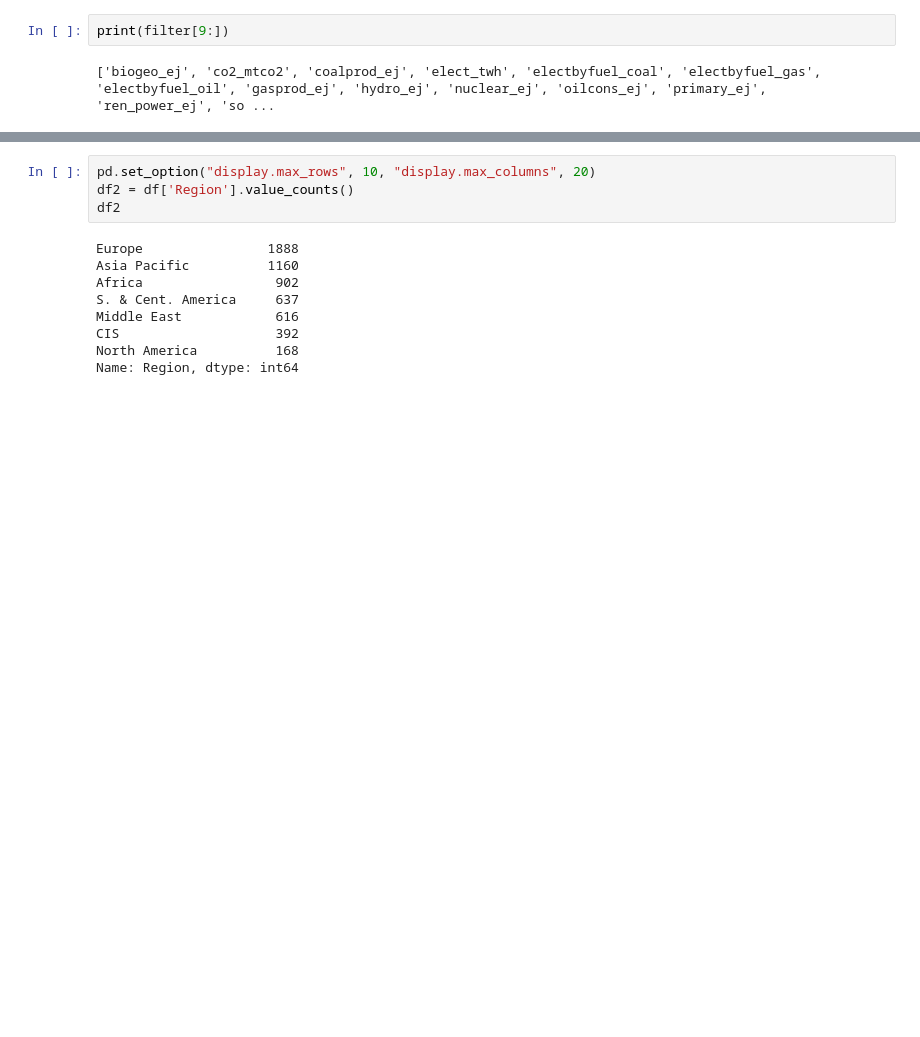
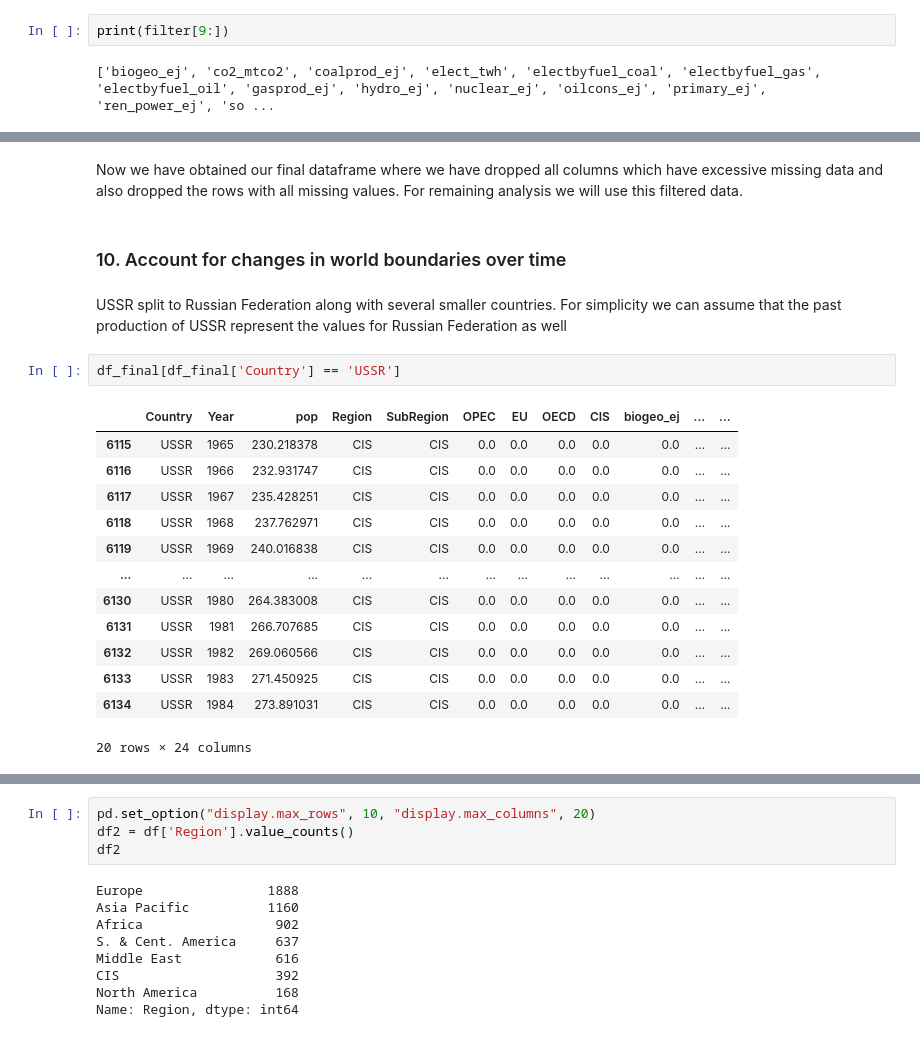
Before and after one commit to PranavaSinghal/DS203-Project, a Jupyter notebook: DS203_project.ipynb, the cells around one changed output, grey strips where cells are left out. Saved outputs shown, nothing was run; the diff lists cells and outputs as text; blank space fills up the shorter version.

```diff
--- a/DS203_project.ipynb
+++ b/DS203_project.ipynb
@@ -448,0 +491,22 @@ Name: Country, Length: 13, dtype: int64
+# %% [markdown]
+Now we have obtained our final dataframe where we have dropped all columns which have excessive missing data and also dropped the rows with all missing values. For remaining analysis we will use this filtered data.
+# %% [markdown]
+### 10. Account for changes in world boundaries over time
+# %% [markdown]
+USSR split to Russian Federation along with several smaller countries. For simplicity we can assume that the past production of USSR represent the values for Russian Federation as well
+# %%
+df_final[df_final['Country'] == 'USSR']
+# %% [output]
+|  | Country | Year | pop | Region | SubRegion | OPEC | EU | OECD | CIS | biogeo_ej | ... | ... |
+| 6115 | USSR | 1965 | 230.218378 | CIS | CIS | 0.0 | 0.0 | 0.0 | 0.0 | 0.0 | ... | ... |
+| 6116 | USSR | 1966 | 232.931747 | CIS | CIS | 0.0 | 0.0 | 0.0 | 0.0 | 0.0 | ... | ... |
+| 6117 | USSR | 1967 | 235.428251 | CIS | CIS | 0.0 | 0.0 | 0.0 | 0.0 | 0.0 | ... | ... |
+| 6118 | USSR | 1968 | 237.762971 | CIS | CIS | 0.0 | 0.0 | 0.0 | 0.0 | 0.0 | ... | ... |
+| 6119 | USSR | 1969 | 240.016838 | CIS | CIS | 0.0 | 0.0 | 0.0 | 0.0 | 0.0 | ... | ... |
+| ... | ... | ... | ... | ... | ... | ... | ... | ... | ... | ... | ... | ... |
+| 6130 | USSR | 1980 | 264.383008 | CIS | CIS | 0.0 | 0.0 | 0.0 | 0.0 | 0.0 | ... | ... |
+| 6131 | USSR | 1981 | 266.707685 | CIS | CIS | 0.0 | 0.0 | 0.0 | 0.0 | 0.0 | ... | ... |
+| 6132 | USSR | 1982 | 269.060566 | CIS | CIS | 0.0 | 0.0 | 0.0 | 0.0 | 0.0 | ... | ... |
+| 6133 | USSR | 1983 | 271.450925 | CIS | CIS | 0.0 | 0.0 | 0.0 | 0.0 | 0.0 | ... | ... |
+| 6134 | USSR | 1984 | 273.891031 | CIS | CIS | 0.0 | 0.0 | 0.0 | 0.0 | 0.0 | ... | ... |
+20 rows × 24 columns
```
Also changed, not shown: parts of 52 cells of this notebook.
